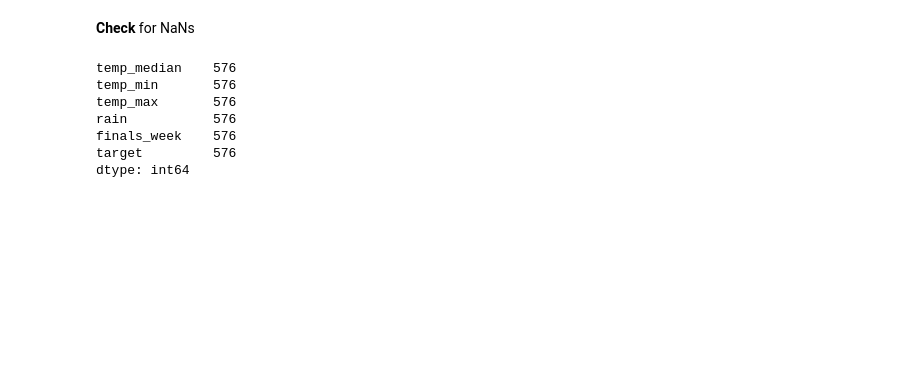
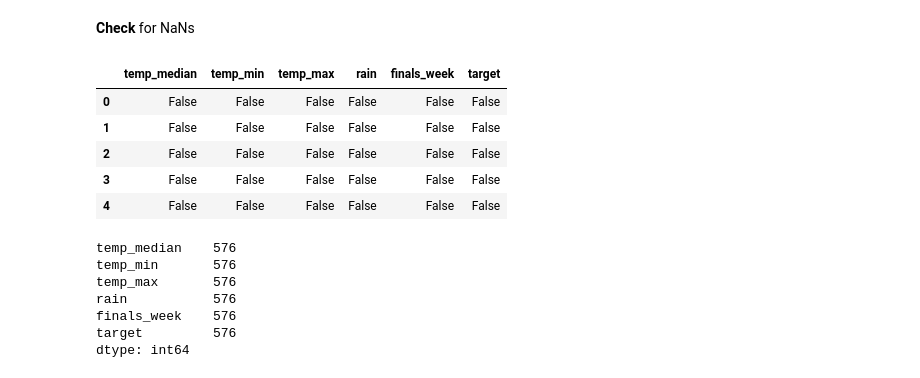
Before and after one commit to khayes847/dc-ds-071519, a Jupyter notebook: Module-4/week-1/day-2-multiple-regression/mycopy.ipynb, the cells around one changed output. Drawn from its saved outputs; the diff is of its cells as text; code cells hidden in the pictures; blank space fills up the shorter version.

```diff
--- a/Module-4/week-1/day-2-multiple-regression/mycopy.ipynb
+++ b/Module-4/week-1/day-2-multiple-regression/mycopy.ipynb
@@ -95,5 +132,14 @@ df.describe()
 # %% [markdown]
 **Check** for NaNs
+# %%
+df.isna().head()
+# %% [output]
+|  | temp_median | temp_min | temp_max | rain | finals_week | target |
+| 0 | False | False | False | False | False | False |
+| 1 | False | False | False | False | False | False |
+| 2 | False | False | False | False | False | False |
+| 3 | False | False | False | False | False | False |
+| 4 | False | False | False | False | False | False |
 # %%
 df.isna().sum()
 # %% [output]
```
Also changed, not shown: parts of 6 cells of this notebook, 3 other files.
